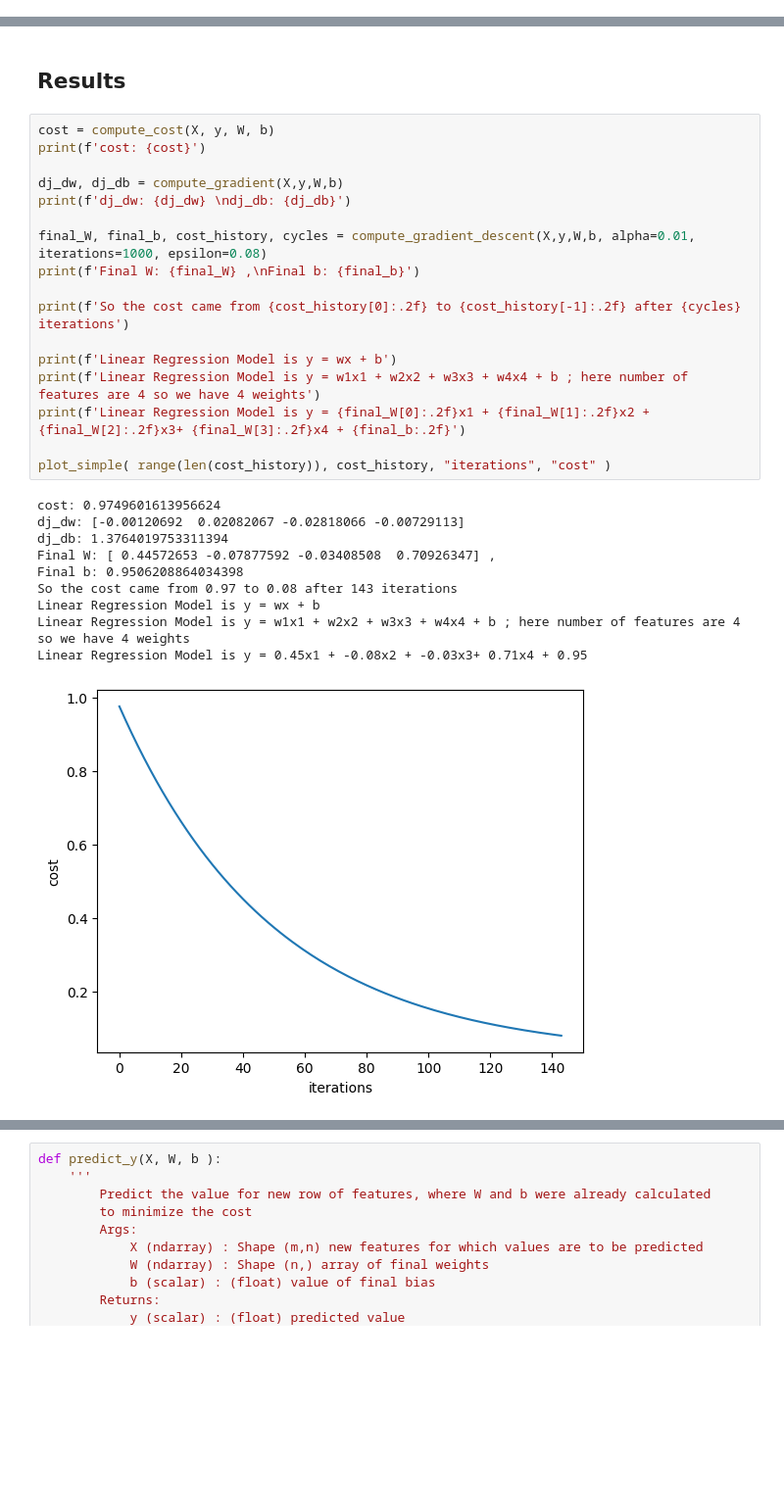
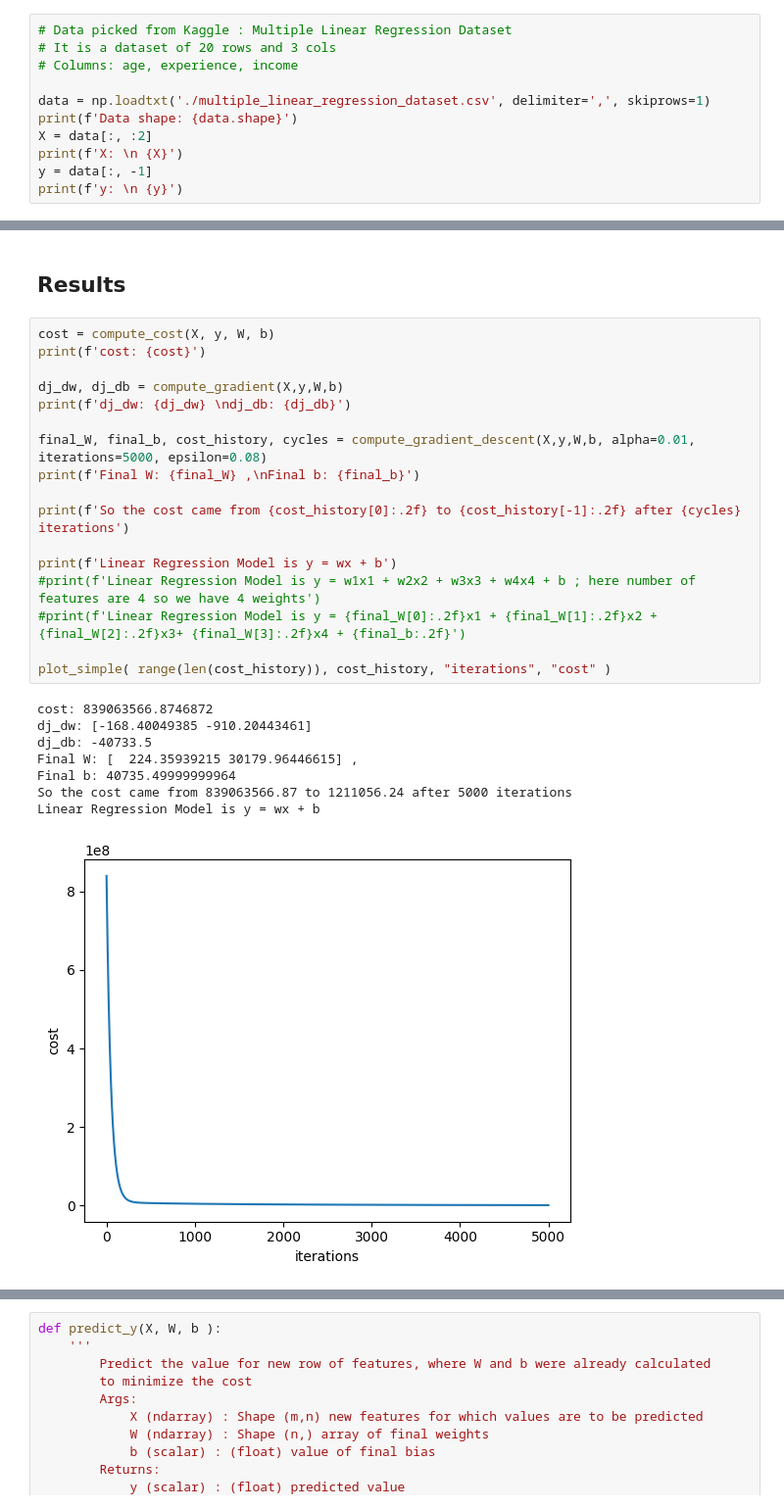
Before and after one commit to gettingwings/Multivariate-Linear-Regression, a Jupyter notebook: Linear Regression.ipynb, the cells around one changed output, grey strips where cells are left out. Shown at 98% size. Cells and saved outputs as stored; diff of their text form; blank space fills up the shorter version.

```diff
--- a/Linear Regression.ipynb
+++ b/Linear Regression.ipynb
@@ -26,3 +26,14 @@ import matplotlib.pyplot as plt
 ## Load Data
 # %% [markdown]
 help(np.random.randint)
+# %%
+# Data picked from Kaggle : Multiple Linear Regression Dataset
+# It is a dataset of 20 rows and 3 cols
+# Columns: age, experience, income
+
+data = np.loadtxt('./multiple_linear_regression_dataset.csv', delimiter=',', skiprows=1)
+print(f'Data shape: {data.shape}')
+X = data[:, :2]
+print(f'X: \n {X}')
+y = data[:, -1]
+print(f'y: \n {y}')
@@ -227,28 +280,26 @@ def compute_gradient_descent(X, y, W, b, alpha = 0.001, iterations = 1000, epsil
 # %%
 cost = compute_cost(X, y, W, b)
 print(f'cost: {cost}')
 
 dj_dw, dj_db = compute_gradient(X,y,W,b)
 print(f'dj_dw: {dj_dw} \ndj_db: {dj_db}')
 
-final_W, final_b, cost_history, cycles = compute_gradient_descent(X,y,W,b, alpha=0.01, iterations=1000, epsilon=0.08)
+final_W, final_b, cost_history, cycles = compute_gradient_descent(X,y,W,b, alpha=0.01, iterations=5000, epsilon=0.08)
 print(f'Final W: {final_W} ,\nFinal b: {final_b}')
 
 print(f'So the cost came from {cost_history[0]:.2f} to {cost_history[-1]:.2f} after {cycles} iterations')
 
 print(f'Linear Regression Model is y = wx + b')
-print(f'Linear Regression Model is y = w1x1 + w2x2 + w3x3 + w4x4 + b ; here number of features are 4 so we have 4 weights')
-print(f'Linear Regression Model is y = {final_W[0]:.2f}x1 + {final_W[1]:.2f}x2 + {final_W[2]:.2f}x3+ {final_W[3]:.2f}x4 + {final_b:.2f}')
+#print(f'Linear Regression Model is y = w1x1 + w2x2 + w3x3 + w4x4 + b ; here number of features are 4 so we have 4 weights')
+#print(f'Linear Regression Model is y = {final_W[0]:.2f}x1 + {final_W[1]:.2f}x2 + {final_W[2]:.2f}x3+ {final_W[3]:.2f}x4 + {final_b:.2f}')
 
 plot_simple( range(len(cost_history)), cost_history, "iterations", "cost" )
 # %% [output]
-cost: 0.9749601613956624
-dj_dw: [-0.00120692  0.02082067 -0.02818066 -0.00729113]
-dj_db: 1.3764019753311394
-Final W: [ 0.44572653 -0.07877592 -0.03408508  0.70926347] ,
-Final b: 0.9506208864034398
-So the cost came from 0.97 to 0.08 after 143 iterations
+cost: 839063566.8746872
+dj_dw: [-168.40049385 -910.20443461]
+dj_db: -40733.5
+Final W: [  224.35939215 30179.96446615] ,
+Final b: 40735.49999999964
+So the cost came from 839063566.87 to 1211056.24 after 5000 iterations
 Linear Regression Model is y = wx + b
-Linear Regression Model is y = w1x1 + w2x2 + w3x3 + w4x4 + b ; here number of features are 4 so we have 4 weights
-Linear Regression Model is y = 0.45x1 + -0.08x2 + -0.03x3+ 0.71x4 + 0.95
-[figure, old version]
+[figure, new version]
```
Also changed, not shown: parts of 12 cells of this notebook, 1 other file.
